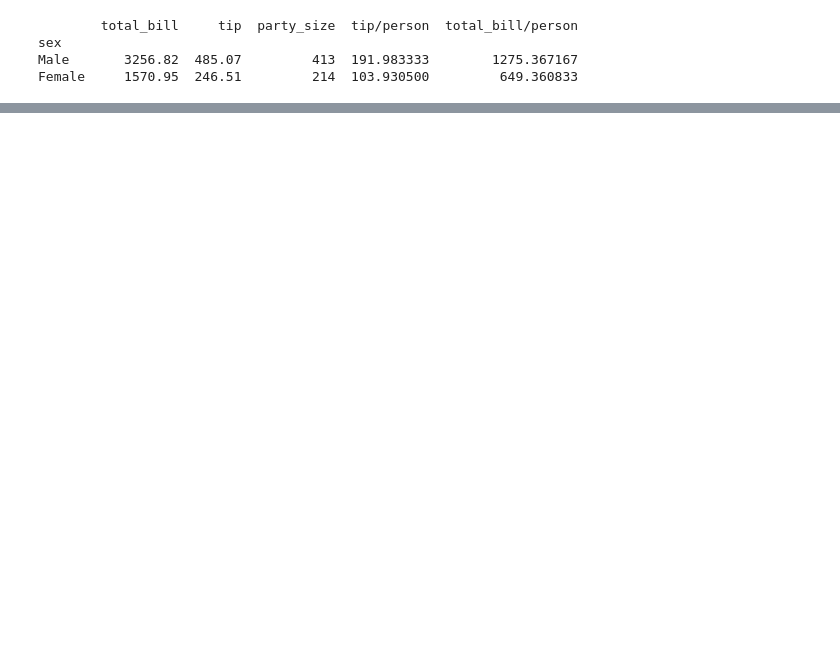
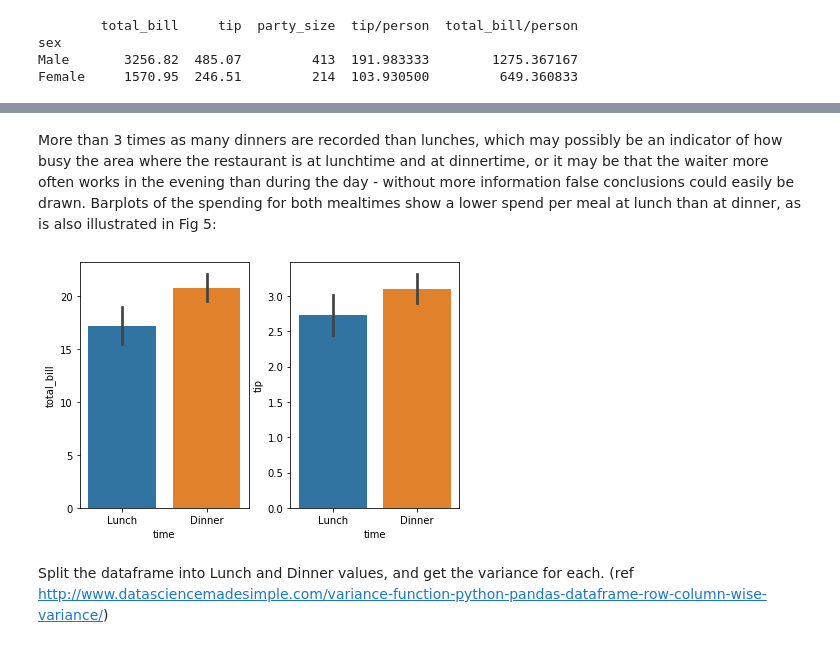
Before and after one commit to NigelSlack/Fundamentals-of-Data-Analysis, a Jupyter notebook: jupyter_notebook.ipynb, the cells around one changed output, grey strips where cells are left out. Saved outputs shown, nothing was run; the diff lists cells and outputs as text; code cells hidden in the pictures; blank space fills up the shorter version.

```diff
--- a/jupyter_notebook.ipynb
+++ b/jupyter_notebook.ipynb
@@ -323,0 +390,14 @@ Males 157
+# %% [markdown]
+More than 3 times as many dinners are recorded than lunches, which may possibly be an indicator of how busy the area where the restaurant is at lunchtime and at dinnertime, or it may be that the waiter more often works in the evening than during the day - without more information false conclusions could easily be drawn. Barplots of the spending for both mealtimes show a lower spend per meal at lunch than at dinner, as is also illustrated in Fig 5:
+# %%
+fig, ax =plt.subplots(1,2)
+fig.tight_layout()
+sns.barplot(x="time", y="total_bill", data=df, ax=ax[0])
+sns.barplot(x="time", y="tip", data=df, ax=ax[1])
+plt.close(2)
+plt.close(3)
+# %% [output]
+[figure, added]
+# %% [markdown]
+Split the dataframe into Lunch and Dinner values, and get the variance for each.
+(ref http://www.datasciencemadesimple.com/variance-function-python-pandas-dataframe-row-column-wise-variance/)
```
Also changed, not shown: parts of 29 cells of this notebook.
